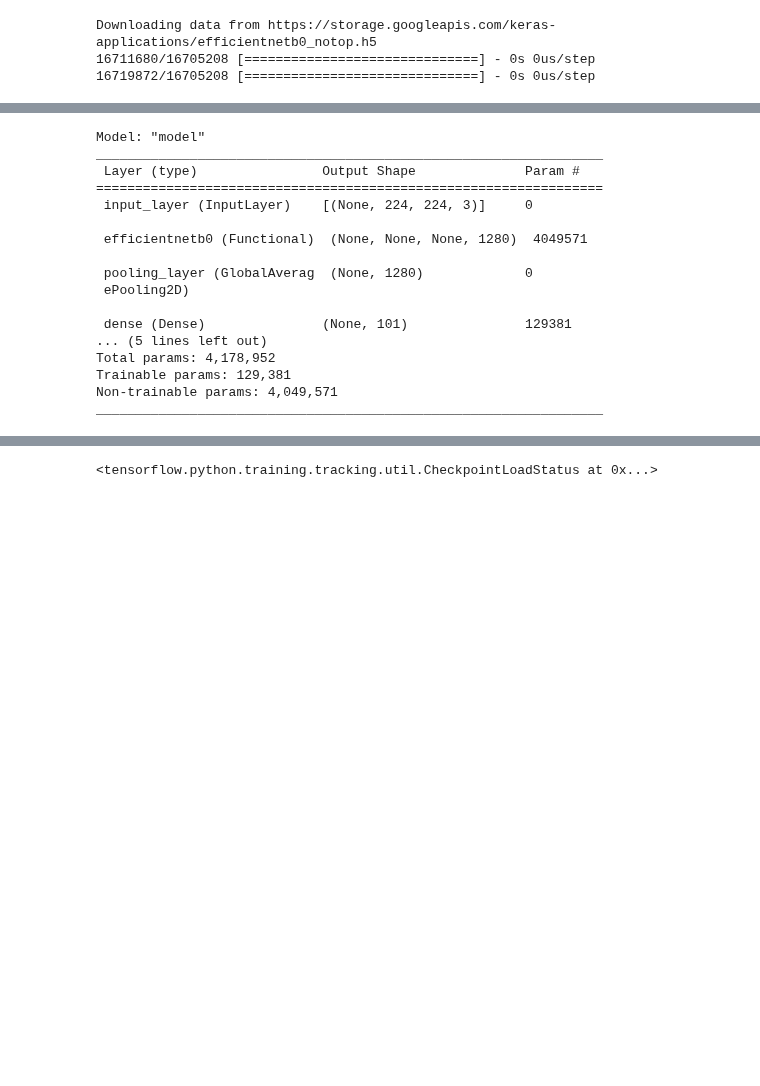
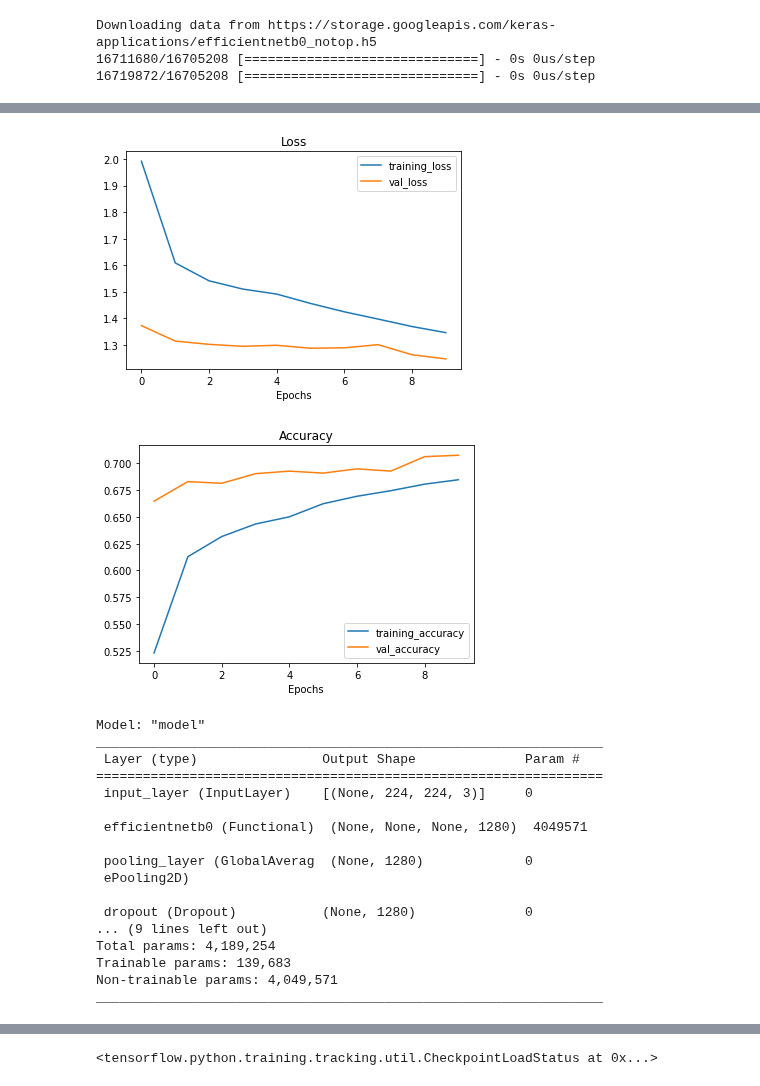
Before and after one commit to arghanath007/Data-Science, a Jupyter notebook: Deep Learning/Transfer Learning/FoodVision_Experiment_1.ipynb, the cells around one changed output, grey strips where cells are left out. Drawn from its saved outputs; the diff is of its cells as text; code cells hidden in the pictures; blank space fills up the shorter version.

```diff
--- a/Deep Learning/Transfer Learning/FoodVision_Experiment_1.ipynb
+++ b/Deep Learning/Transfer Learning/FoodVision_Experiment_1.ipynb
@@ -102,5 +108,13 @@ from helper_functions import  create_tensorboard_callback, model_check_point_cal
+# %%
+def scheduler(epoch, lr):
+  if epoch < 5:
+    return lr
+  else:
+    return lr * tf.math.exp(-0.1)
 # %%
 checkpoint_path= 'checkpoints/feature_extraction'
+
 checkpoint_callback= model_check_point_callback(checkpoint_path, save_weights_only=True, save_best_only=True, monitor="val_accuracy")
 tensorboard_callback= create_tensorboard_callback("transfer_learning", "Food101_full_dataset_feature_extraction")
+lr_scheduler_callback = tf.keras.callbacks.LearningRateScheduler(scheduler)
 # %% [output]
@@ -143,0 +481,24 @@ Downloading data from https://storage.googleapis.com/keras-applications/efficien
+# %%
+# Create base model
+input_shape = (224, 224, 3)
+base_model = tf.keras.applications.EfficientNetB0(include_top=False)
+base_model.trainable = False # freeze base model layers
+
+# Create Functional model
+inputs = layers.Input(shape=input_shape, name="input_layer")
+# Note: EfficientNetBX models have rescaling built-in but if your model didn't you could have a layer like below
+# x = preprocessing.Rescaling(1./255)(x)
+x= augmented_layer(inputs)
+x = base_model(inputs, training=False) # set base_model to inference mode only
+x = layers.GlobalAveragePooling2D(name="pooling_layer")(x)
+x=  tf.keras.layers.Dropout(0.2)(x) # Dropout Layer
+x= layers.Dense(units= CLASS_COUNT,kernel_regularizer=regularizers.L1L2(l1=1e-5, l2=1e-4),bias_regularizer=regularizers.L2(1e-4), activity_regularizer=regularizers.L2(1e-5))(x) # Regularization Layer
+x = layers.Dense(CLASS_COUNT)(x) # want one output neuron per class
+# Separate activation of output layer so we can output float32 activations
+outputs = layers.Activation("softmax", dtype=tf.float32, name="softmax_float32")(x)
+model = tf.keras.Model(inputs, outputs)
+
+# Compile the model
+model.compile(loss="sparse_categorical_crossentropy", # Use sparse_categorical_crossentropy when labels are *not* one-hot
+              optimizer=tf.keras.optimizers.Adam(),
+              metrics=["accuracy"])
@@ -197,3 +529,3 @@ block2a_expand_activation False float32 <Policy "mixed_float16">
 # %%
-history_101_food_classes_feature_extract = model.fit(train_data, epochs=3,steps_per_epoch=len(train_data), validation_data=test_data, validation_steps=int(0.15 * len(test_data)),callbacks=[tensorboard_callback, checkpoint_callback])
+history_101_food_classes_feature_extract = model.fit(train_data, epochs=10,steps_per_epoch=len(train_data), validation_data=test_data, validation_steps=int(0.15 * len(test_data)),callbacks=[tensorboard_callback, checkpoint_callback, lr_scheduler_callback])
 # %% [output]
@@ -215,3 +555,8 @@ results_feature_extract_model
+# %%
+plot_loss_curves(history_101_food_classes_feature_extract)
+# %% [output]
+[figure, added]
+[figure, added]
 # %%
 cloned_model = tf.keras.models.clone_model(model)
 cloned_model.summary()
@@ -227,10 +572,10 @@ _________________________________________________________________
  pooling_layer (GlobalAverag  (None, 1280)             0
  ePooling2D)
 
- dense (Dense)               (None, 101)               129381
-... (5 lines left out)
-Total params: 4,178,952
-Trainable params: 129,381
+ dropout (Dropout)           (None, 1280)              0
+... (9 lines left out)
+Total params: 4,189,254
+Trainable params: 139,683
 Non-trainable params: 4,049,571
 _________________________________________________________________
 # %%
```
Also changed, not shown: parts of 47 cells of this notebook, 1 other file.
